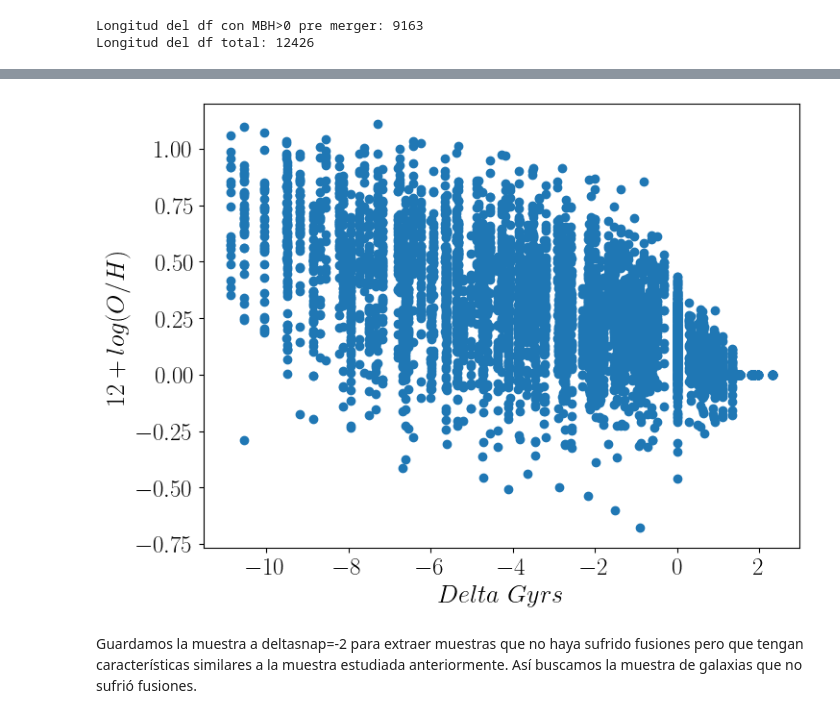
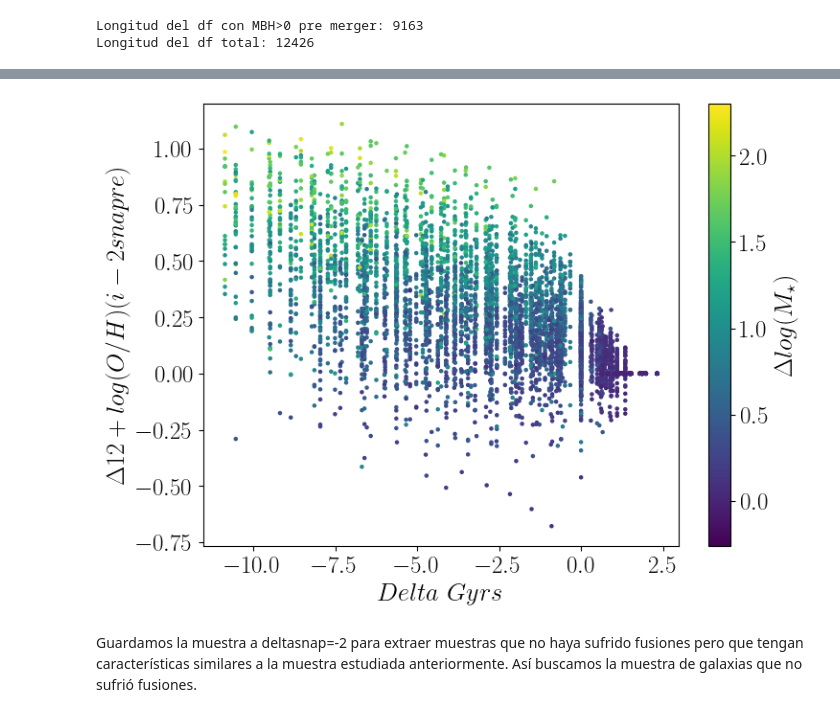
Before and after one commit to SantamariaR/Taller-Tesis-1, a Jupyter notebook: Estadistica_evolutiva.ipynb, the cells around one changed output, grey strips where cells are left out. Saved outputs shown, nothing was run; the diff lists cells and outputs as text; code cells hidden in the pictures.

```diff
--- a/Estadistica_evolutiva.ipynb
+++ b/Estadistica_evolutiva.ipynb
@@ -410,18 +366,24 @@ plt.show()
 # %%
 
-#plt.figure(figsize=(10, 6))
-#sns.scatterplot(data=df_final_major, x="Delta_Time_Gyr", y="12+log(O/H)", palette="viridis", alpha=0.7) #, hue="log_MBH_Mstar_unif"
+#plt.figure(figsize=(12, 6))
+
+#sns.scatterplot(data=df_final_major, x="Delta_Time_Gyr", y="12+log(O/H)", hue="log_MBH_Mstar_unif", palette="viridis", alpha=0.7) #
 #plt.title("Evolución de la metalicidad en función del tiempo desde el major merger")
+
+
 xvar = df_final_major["Delta_Time_Gyr"]
 yvar = df_final_major["12+log(O/H)_unif"]
-
-plt.scatter(xvar,yvar)
+cvar = df_final_major["log_Mstar_unif"]
+plt.scatter(xvar,yvar,c = cvar ,s = 5,)
+plt.colorbar(label=r"$\Delta log(M_{\star})$")
 plt.xlabel(r"$Delta\ Gyrs$")
-plt.ylabel(r"$12 + log(O/H)$")
+plt.ylabel(r"$\Delta 12 + log(O/H)(i-2snapre)$")
+plt.savefig("figuras/evolucion_met_agn_merger.png")
 #plt.legend(title="log_Mstar")
+#plt.grid()
 plt.show()
 # %% [output]
-[figure, old version]
+[figure, new version]
 # %% [markdown]
 Guardamos la muestra a deltasnap=-2 para extraer muestras que no haya sufrido fusiones pero que tengan características similares a la muestra estudiada anteriormente.
 Así buscamos la muestra de galaxias que no sufrió fusiones.
```
Also changed, not shown: parts of 6 cells of this notebook, 3 other files.
